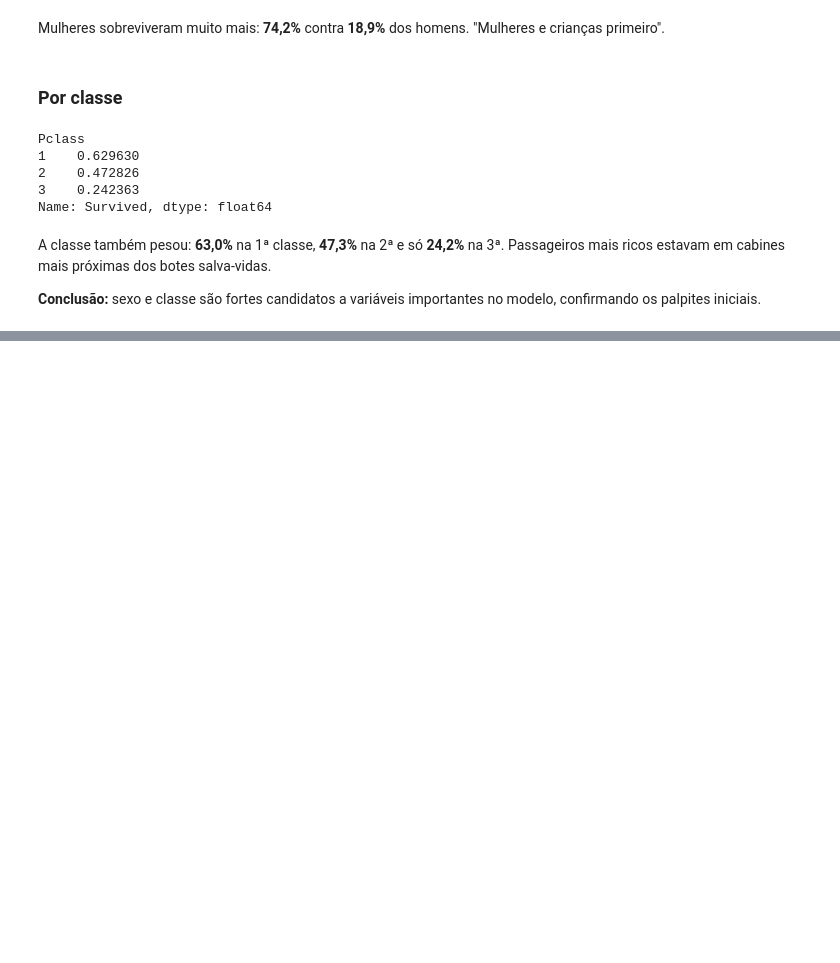
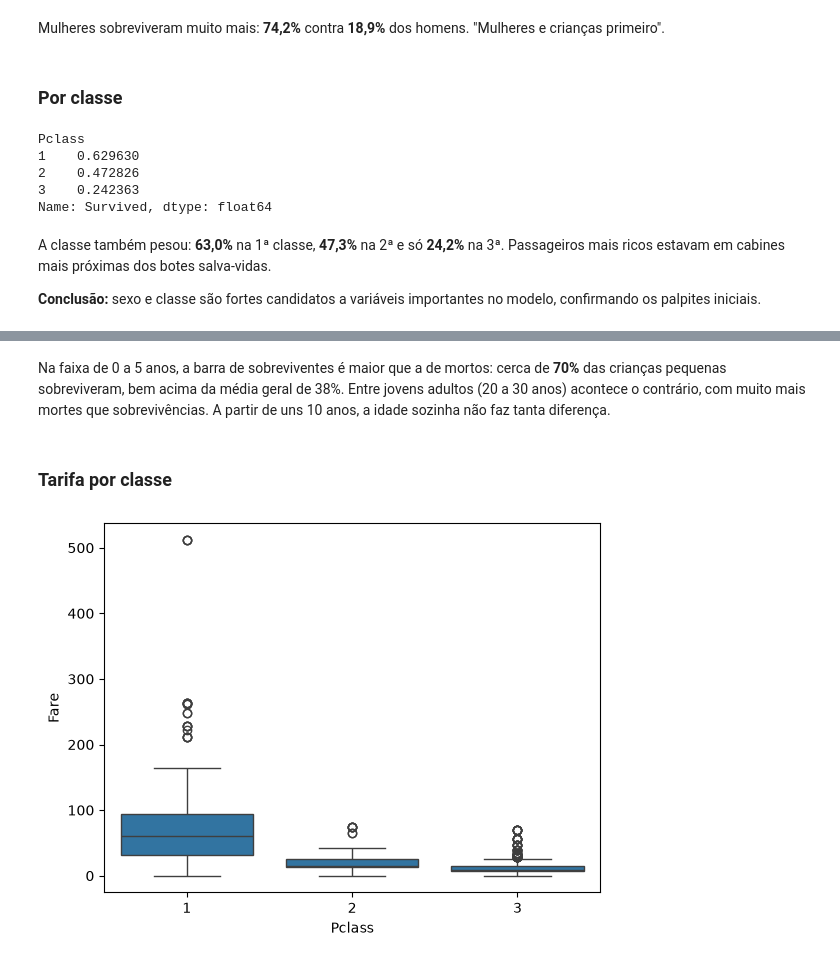
Before and after one commit to emanuelpintosampaio/titanic-kaggle, a Jupyter notebook: notebooks/01_exploracao.ipynb, the cells around one changed output, grey strips where cells are left out. Drawn from its saved outputs; the diff is of its cells as text; code cells hidden in the pictures; blank space fills up the shorter version.

```diff
--- a/notebooks/01_exploracao.ipynb
+++ b/notebooks/01_exploracao.ipynb
@@ -155,0 +189,10 @@ A classe também pesou: **63,0%** na 1ª classe, **47,3%** na 2ª e só **24,2%*
+# %% [markdown]
+Na faixa de 0 a 5 anos, a barra de sobreviventes é maior que a de mortos: cerca de **70%** das crianças pequenas sobreviveram, bem acima da média geral de 38%. Entre jovens adultos (20 a 30 anos) acontece o contrário, com muito mais mortes que sobrevivências. A partir de uns 10 anos, a idade sozinha não faz tanta diferença.
+# %% [markdown]
+### Tarifa por classe
+# %%
+# Distribuição da tarifa (Fare) em cada classe
+sns.boxplot(data=train, x='Pclass', y='Fare')
+plt.show()
+# %% [output]
+[figure, added]
```
Also changed, not shown: parts of 14 cells of this notebook.
